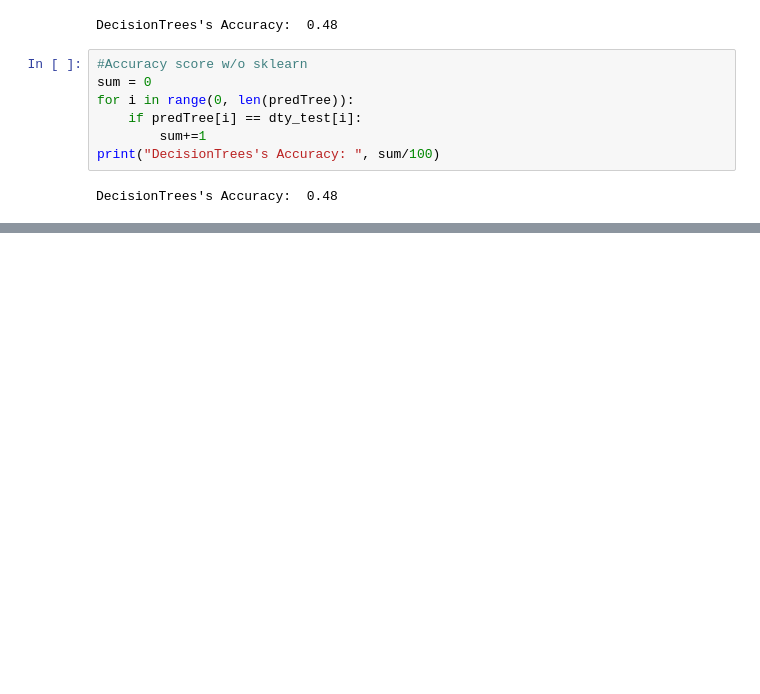
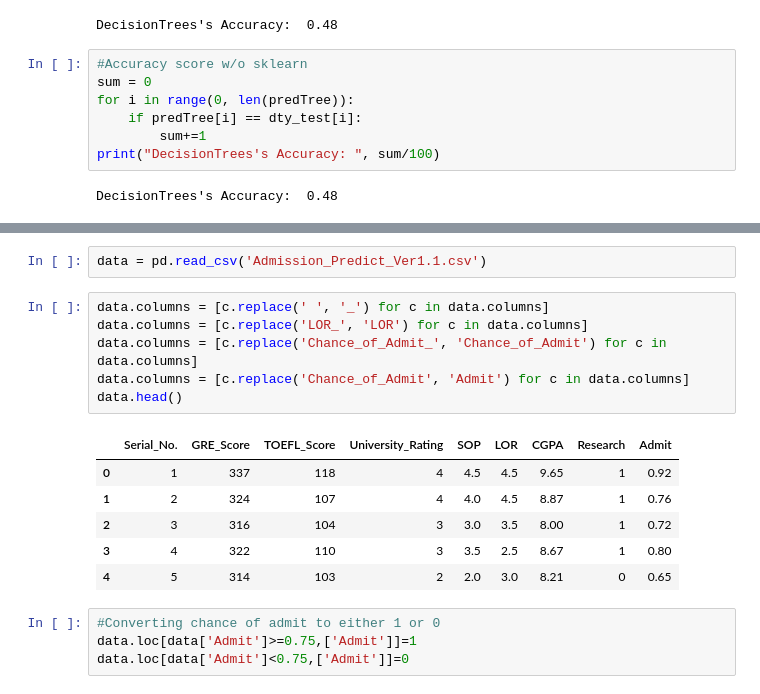
Before and after one commit to 18abhinavkumar/graduate-admissions-algos, a Jupyter notebook: Grad Admissions - Exploration and Prediction.ipynb, the cells around one changed output, grey strips where cells are left out. Saved outputs shown, nothing was run; the diff lists cells and outputs as text; blank space fills up the shorter version.

```diff
--- a/Grad Admissions - Exploration and Prediction.ipynb
+++ b/Grad Admissions - Exploration and Prediction.ipynb
@@ -330,0 +410,19 @@ DecisionTrees's Accuracy:  0.48
+# %%
+data = pd.read_csv('Admission_Predict_Ver1.1.csv')
+# %%
+data.columns = [c.replace(' ', '_') for c in data.columns]
+data.columns = [c.replace('LOR_', 'LOR') for c in data.columns]
+data.columns = [c.replace('Chance_of_Admit_', 'Chance_of_Admit') for c in data.columns]
+data.columns = [c.replace('Chance_of_Admit', 'Admit') for c in data.columns]
+data.head()
+# %% [output]
+|  | Serial_No. | GRE_Score | TOEFL_Score | University_Rating | SOP | LOR | CGPA | Research | Admit |
+| 0 | 1 | 337 | 118 | 4 | 4.5 | 4.5 | 9.65 | 1 | 0.92 |
+| 1 | 2 | 324 | 107 | 4 | 4.0 | 4.5 | 8.87 | 1 | 0.76 |
+| 2 | 3 | 316 | 104 | 3 | 3.0 | 3.5 | 8.00 | 1 | 0.72 |
+| 3 | 4 | 322 | 110 | 3 | 3.5 | 2.5 | 8.67 | 1 | 0.80 |
+| 4 | 5 | 314 | 103 | 2 | 2.0 | 3.0 | 8.21 | 0 | 0.65 |
+# %%
+#Converting chance of admit to either 1 or 0
+data.loc[data['Admit']>=0.75,['Admit']]=1
+data.loc[data['Admit']<0.75,['Admit']]=0
```
Also changed, not shown: parts of 21 cells of this notebook.
